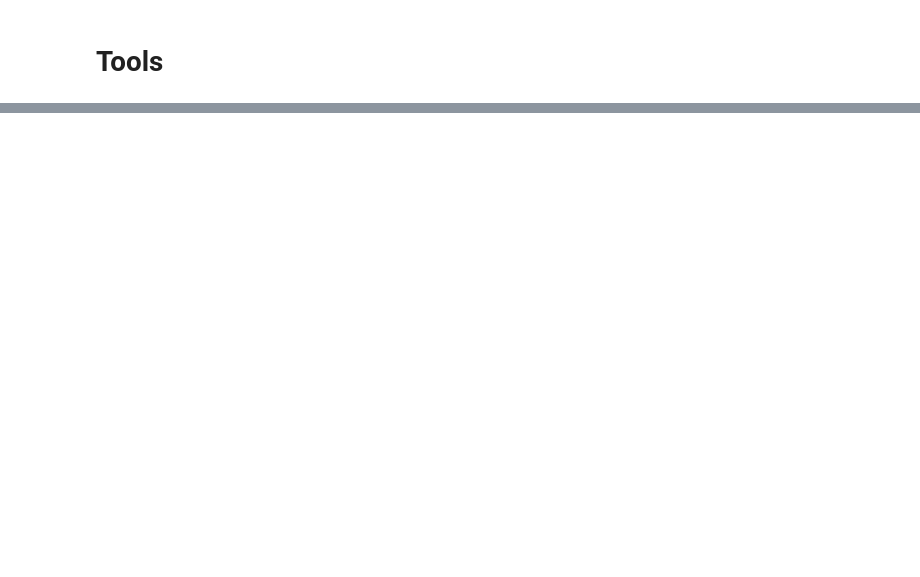
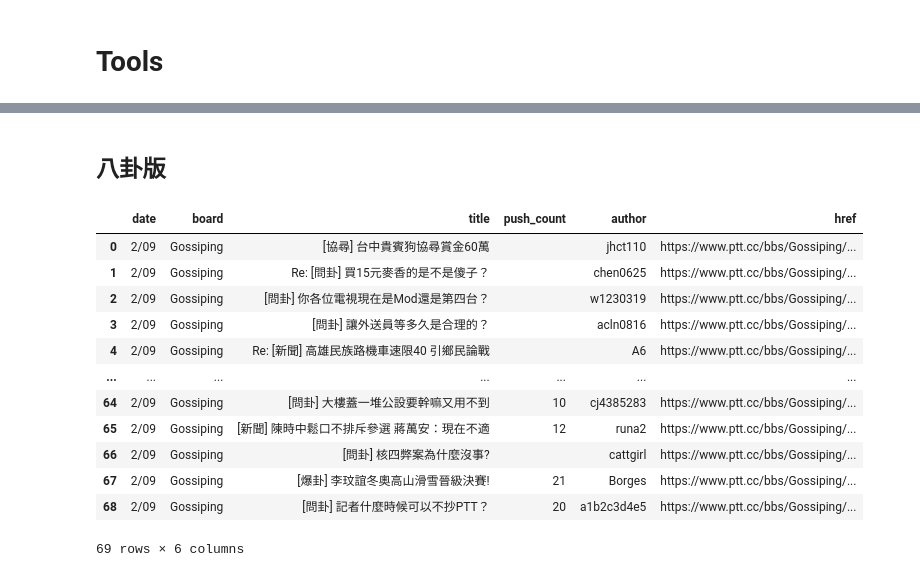
Before and after one commit to MaxYehhh/Crawler, a Jupyter notebook: Crawler_PTT.ipynb, the cells around one changed output, grey strips where cells are left out. Cells and saved outputs as stored; diff of their text form; code cells hidden in the pictures; blank space fills up the shorter version.

```diff
--- a/Crawler_PTT.ipynb
+++ b/Crawler_PTT.ipynb
@@ -270,0 +152,20 @@ df.shape[0]
+# %% [markdown]
+## 八卦版
+# %%
+url = 'https://www.ptt.cc/bbs/Gossiping/index.html'
+gossiping = get_ptt_posts(url, 3)
+gossiping
+# %% [output]
+|  | date | board | title | push_count | author | href |
+| 0 | 2/09 | Gossiping | [協尋] 台中貴賓狗協尋賞金60萬 |  | jhct110 | https://www.ptt.cc/bbs/Gossiping/... |
+| 1 | 2/09 | Gossiping | Re: [問卦] 買15元麥香的是不是傻子？ |  | chen0625 | https://www.ptt.cc/bbs/Gossiping/... |
+| 2 | 2/09 | Gossiping | [問卦] 你各位電視現在是Mod還是第四台？ |  | w1230319 | https://www.ptt.cc/bbs/Gossiping/... |
+| 3 | 2/09 | Gossiping | [問卦] 讓外送員等多久是合理的？ |  | acln0816 | https://www.ptt.cc/bbs/Gossiping/... |
+| 4 | 2/09 | Gossiping | Re: [新聞] 高雄民族路機車速限40 引鄉民論戰 |  | A6 | https://www.ptt.cc/bbs/Gossiping/... |
+| ... | ... | ... | ... | ... | ... | ... |
+| 64 | 2/09 | Gossiping | [問卦] 大樓蓋一堆公設要幹嘛又用不到 | 10 | cj4385283 | https://www.ptt.cc/bbs/Gossiping/... |
+| 65 | 2/09 | Gossiping | [新聞] 陳時中鬆口不排斥參選 蔣萬安：現在不適 | 12 | runa2 | https://www.ptt.cc/bbs/Gossiping/... |
+| 66 | 2/09 | Gossiping | [問卦] 核四弊案為什麼沒事? |  | cattgirl | https://www.ptt.cc/bbs/Gossiping/... |
+| 67 | 2/09 | Gossiping | [爆卦] 李玟誼冬奧高山滑雪晉級決賽! | 21 | Borges | https://www.ptt.cc/bbs/Gossiping/... |
+| 68 | 2/09 | Gossiping | [問卦] 記者什麼時候可以不抄PTT？ | 20 | a1b2c3d4e5 | https://www.ptt.cc/bbs/Gossiping/... |
+69 rows × 6 columns
```
Also changed, not shown: parts of 39 cells of this notebook.
